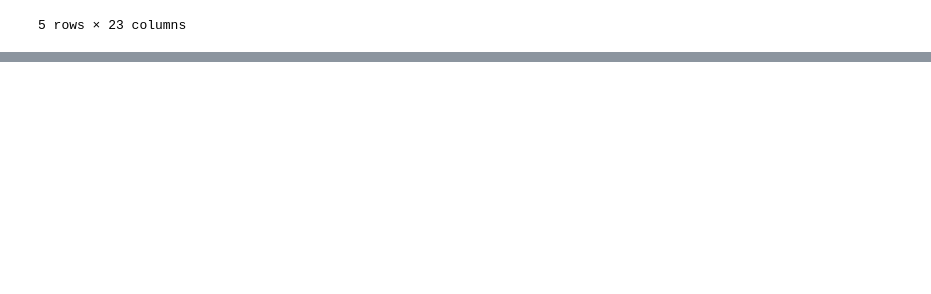
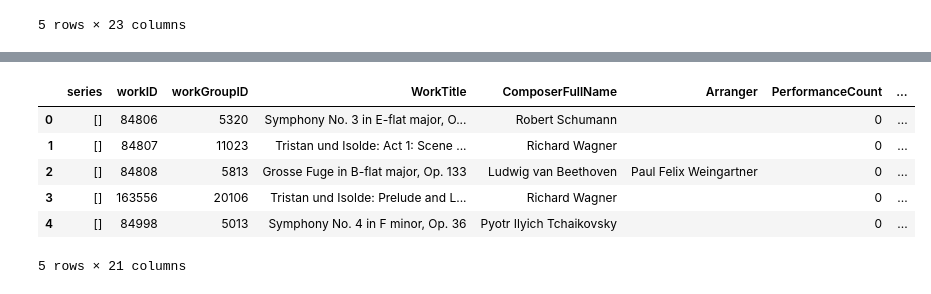
Before and after one commit to Ian-P-McCabe/MusicData, a Jupyter notebook: MusicScratchPad.ipynb, the cells around one changed output, grey strips where cells are left out. Cells and saved outputs as stored; diff of their text form; code cells hidden in the pictures; blank space fills up the shorter version.

```diff
--- a/MusicScratchPad.ipynb
+++ b/MusicScratchPad.ipynb
@@ -87,0 +39,20 @@ for index, row in merged_df.iterrows():
+# %%
+with open ('FullResults_01.json') as f:
+    d = json.load(f)
+
+df = pd.json_normalize(d)
+
+bso_only = df[df['orchestra.OrchestraName'] == "Boston Symphony Orchestra"]
+
+works_df = pd.json_normalize(bso_only['works'].explode())
+
+most_popular = works_df['WorkTitle'].value_counts(ascending=False)[:15]
+
+merged_df = pd.merge(most_popular, works_df[['WorkTitle', 'ComposerFullName']], on='WorkTitle', how='left')
+
+merged_df = merged_df.drop_duplicates(subset=['WorkTitle'], keep='first')
+
+merged_df.head()
+
+for index, row in merged_df.iterrows():
+    print(str(row['count']) + " - " + row['ComposerFullName'] + ", " + row['WorkTitle'])
@@ -87,0 +75,15 @@ for index, row in merged_df.iterrows():
+# %%
+
+bso_only.head()
+
+new_df = pd.json_normalize(d, record_path='works', meta=['SeasonTitle', 'EventDateString'])
+
+new_df.head()
+# %% [output]
+|  | series | workID | workGroupID | WorkTitle | ComposerFullName | Arranger | PerformanceCount | ... |
+| 0 | [] | 84806 | 5320 | Symphony No. 3 in E-flat major, O... | Robert Schumann |  | 0 | ... |
+| 1 | [] | 84807 | 11023 | Tristan und Isolde: Act 1: Scene ... | Richard Wagner |  | 0 | ... |
+| 2 | [] | 84808 | 5813 | Grosse Fuge in B-flat major, Op. 133 | Ludwig van Beethoven | Paul Felix Weingartner | 0 | ... |
+| 3 | [] | 163556 | 20106 | Tristan und Isolde: Prelude and L... | Richard Wagner |  | 0 | ... |
+| 4 | [] | 84998 | 5013 | Symphony No. 4 in F minor, Op. 36 | Pyotr Ilyich Tchaikovsky |  | 0 | ... |
+5 rows × 21 columns
```
Also changed, not shown: parts of 13 cells of this notebook, 3 other files.
